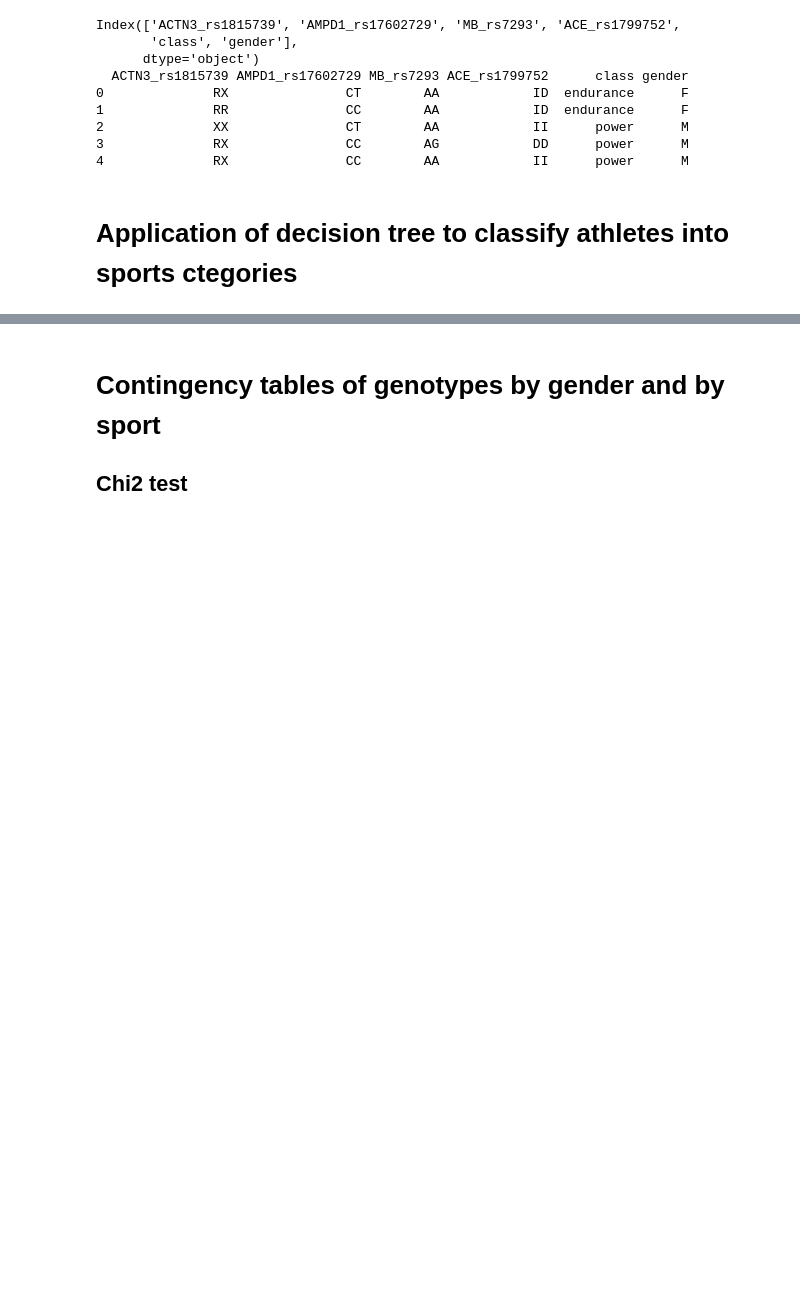
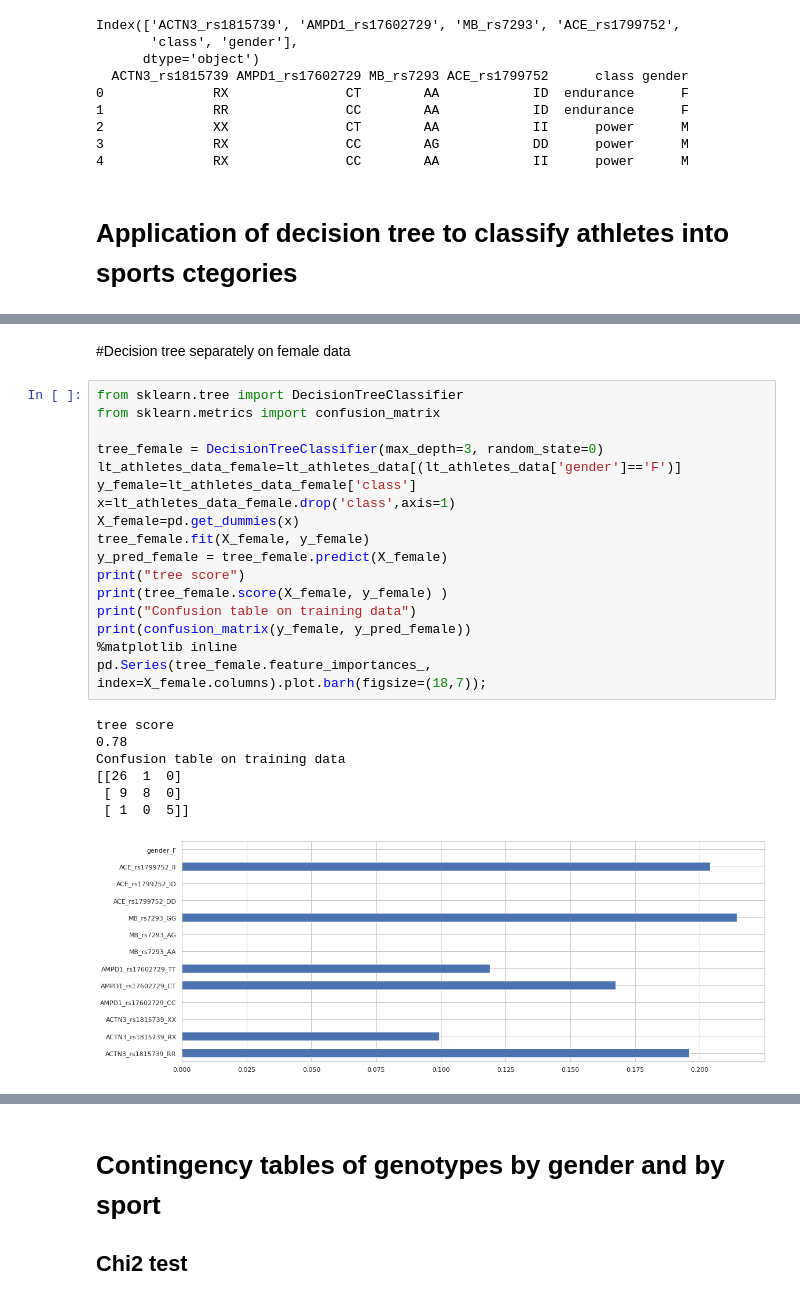
Before and after one commit to erinijapranckeviciene/ppolygenic, a Jupyter notebook: ppolygenic.ipynb, the cells around one changed output, grey strips where cells are left out. Saved outputs shown, nothing was run; the diff lists cells and outputs as text; blank space fills up the shorter version.

```diff
--- a/ppolygenic.ipynb
+++ b/ppolygenic.ipynb
@@ -317,0 +381,27 @@ Index(['ACTN3_rs1815739', 'AMPD1_rs17602729', 'MB_rs7293', 'ACE_rs1799752',
+# %% [markdown]
+#Decision tree separately on female data
+# %%
+from sklearn.tree import DecisionTreeClassifier
+from sklearn.metrics import confusion_matrix
+
+tree_female = DecisionTreeClassifier(max_depth=3, random_state=0)
+lt_athletes_data_female=lt_athletes_data[(lt_athletes_data['gender']=='F')]
+y_female=lt_athletes_data_female['class']
+x=lt_athletes_data_female.drop('class',axis=1)
+X_female=pd.get_dummies(x)
+tree_female.fit(X_female, y_female)
+y_pred_female = tree_female.predict(X_female)
+print("tree score")
+print(tree_female.score(X_female, y_female) )
+print("Confusion table on training data")
+print(confusion_matrix(y_female, y_pred_female))
+%matplotlib inline
+pd.Series(tree_female.feature_importances_, index=X_female.columns).plot.barh(figsize=(18,7));
+# %% [output]
+tree score
+0.78
+Confusion table on training data
+[[26  1  0]
+ [ 9  8  0]
+ [ 1  0  5]]
+[figure, added]
```
Also changed, not shown: parts of 7 cells of this notebook.
